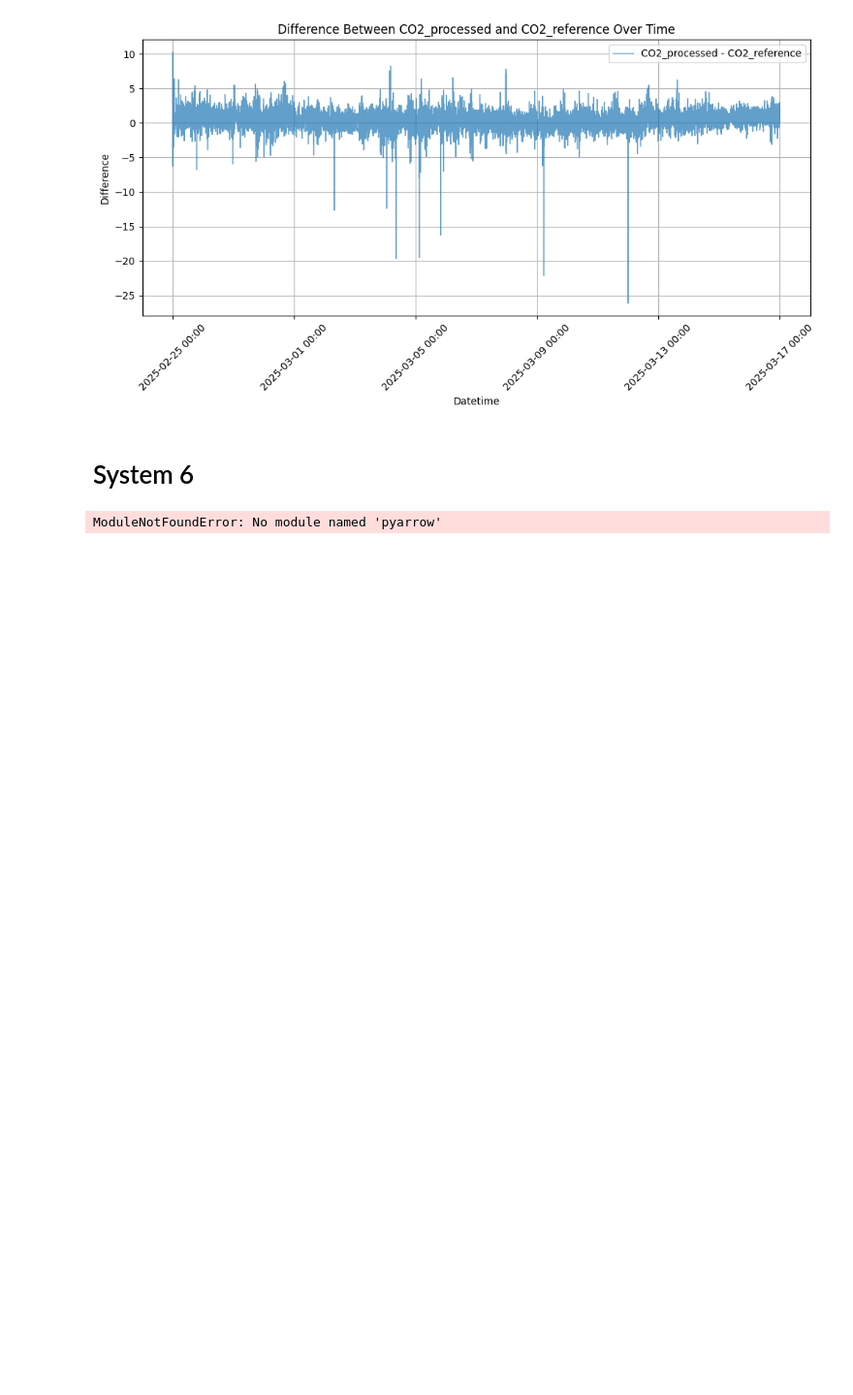
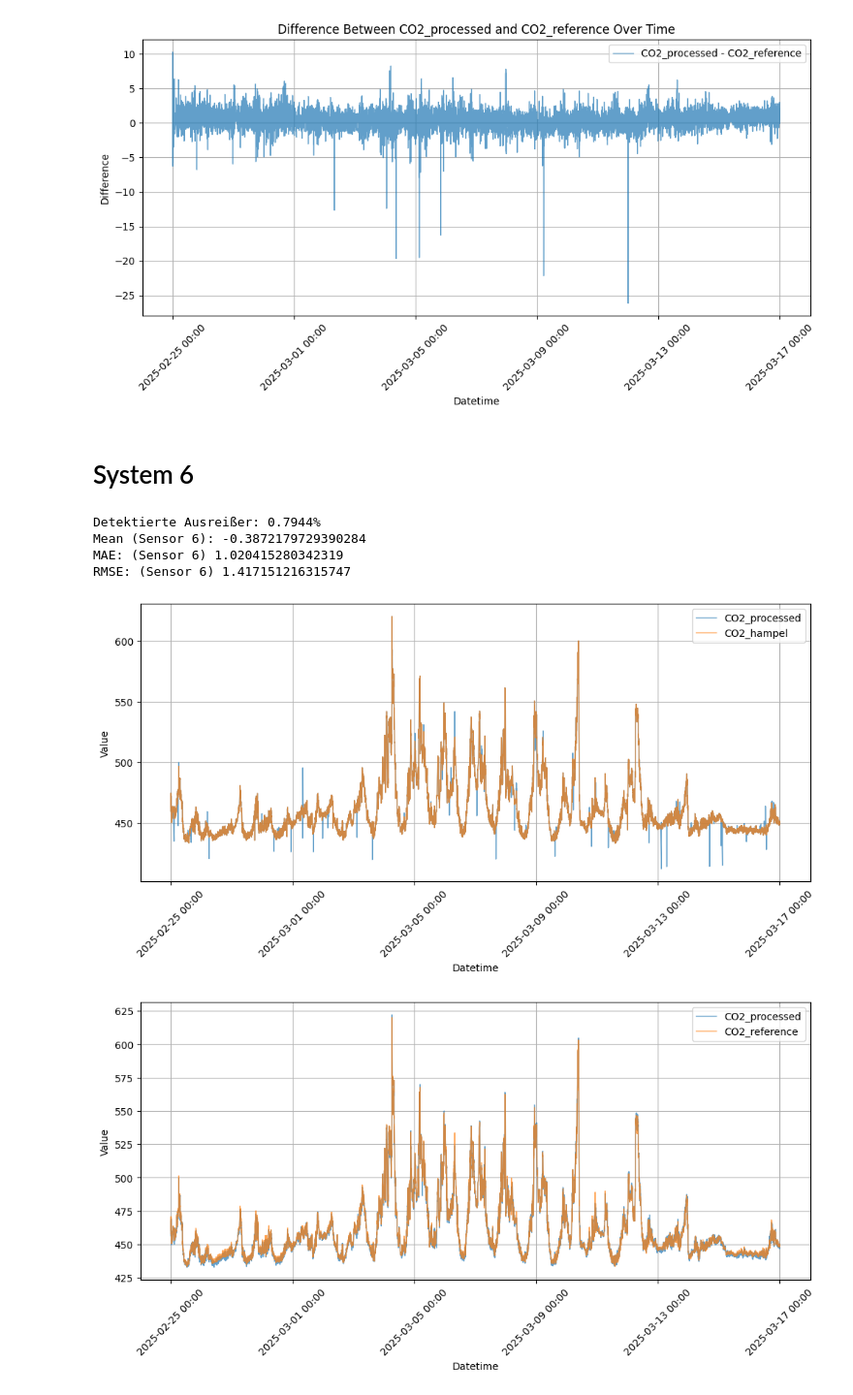
Before and after one commit to tum-esm/HES-2-Praktikum, a Jupyter notebook: notebooks/3_Aggregation_And_Performance_Metrics.ipynb, the cells around one changed output. Shown at 97% size. Drawn from its saved outputs; the diff is of its cells as text; code cells hidden in the pictures; blank space fills up the shorter version.

Commit message:
add performance metrics

```diff
--- a/notebooks/3_Aggregation_And_Performance_Metrics.ipynb
+++ b/notebooks/3_Aggregation_And_Performance_Metrics.ipynb
@@ -133,4 +133,22 @@ def rmse(sensor: np.ndarray, reference: np.ndarray) -> float:
     # Implementierung des RMSE
 
     return rmse
+# %%
+def mean(values: np.ndarray) -> float:
+    """
+    Berechnet den Mittelwert der gegebenen Werte.
+    """
+    return np.mean(values)
+
+def mae(sensor: np.ndarray, reference: np.ndarray) -> float:
+    """
+    Berechnet den Mean Absolute Error (MAE) zwischen den Sensor- und Referenzdaten.
+    """
+    return np.mean(np.abs(sensor - reference))
+
+def rmse(sensor: np.ndarray, reference: np.ndarray) -> float:
+    """
+    Berechnet den Root Mean Squared Error (RMSE) zwischen den Sensor- und Referenzdaten.
+    """
+    return np.sqrt(np.mean((sensor - reference) ** 2))
 # %%
@@ -283,36 +312,50 @@ Detektierte Ausreißer: 0.8471%
 # %%
 ## Verändere nachfolgende Parameter
 window_size = 120
 n_sigma = 3.0
 ##
 
 # Convert CO2 column to pandas series
-data = df_s_6.get_column("CO2_processed").to_pandas()
+data = df_s_6.get_column("CO2_processed").to_numpy()
 
 # Apply the Hampel filter
 result = hampel(data,
                 window_size=window_size,
                 n_sigma=n_sigma)
 
 # Print share of detected spikes
 print(f"Detektierte Ausreißer: {(len(result.outlier_indices) / len(data))* 100:.4f}%")
 
 # Create column "Flag" = 'H' indicating outlier
 df_s_6 = df_s_6.with_columns(pl.Series("CO2_hampel", result.filtered_data)) \
     .cast({"CO2_hampel": pl.Float64}) \
     .with_columns(
     [
         pl.col("CO2_processed").round(2),
         pl.col("CO2_hampel").round(2),
     ]
     ) \
     .with_columns(pl.when(pl.col("CO2_processed").ne(pl.col("CO2_hampel"))).then(pl.lit('H')).otherwise(pl.lit('U')).alias("Flag")) \
 
+
+df_s_6_filtered = df_s_6.filter(pl.col("Flag") == "U")
+
+sensor_6_data = df_s_6_filtered.select(pl.col("CO2_processed")).to_numpy()
+reference_data = df_s_6_filtered.select(pl.col("CO2_reference")).to_numpy()
+
+# Performance metrics
+print("Mean (Sensor 6):", mean(sensor_6_data - reference_data))
+print("MAE: (Sensor 6)", mae(sensor_6_data, reference_data))
+print("RMSE: (Sensor 6)", rmse(sensor_6_data, reference_data))
+
+# Plot
 plot_columns(df_s_3, "datetime", ["CO2_processed", "CO2_hampel"])
-
-df_plot = df_s_6.filter(pl.col("Flag") == "U")
-
-plot_columns(df_plot, "datetime", ["CO2_processed", "CO2_reference"])
-plot_column_difference(df_plot, "datetime", ["CO2_processed", "CO2_reference"])
+plot_columns(df_s_6_filtered, "datetime", ["CO2_processed", "CO2_reference"])
+plot_column_difference(df_s_6_filtered, "datetime", ["CO2_processed", "CO2_reference"])
 # %% [output]
-ModuleNotFoundError: No module named 'pyarrow'
+Detektierte Ausreißer: 0.7944%
+Mean (Sensor 6): -0.3872179729390284
+MAE: (Sensor 6) 1.020415280342319
+RMSE: (Sensor 6) 1.417151216315747
+[figure, added]
+[figure, added]
```
Also changed, not shown: parts of 3 cells of this notebook.
